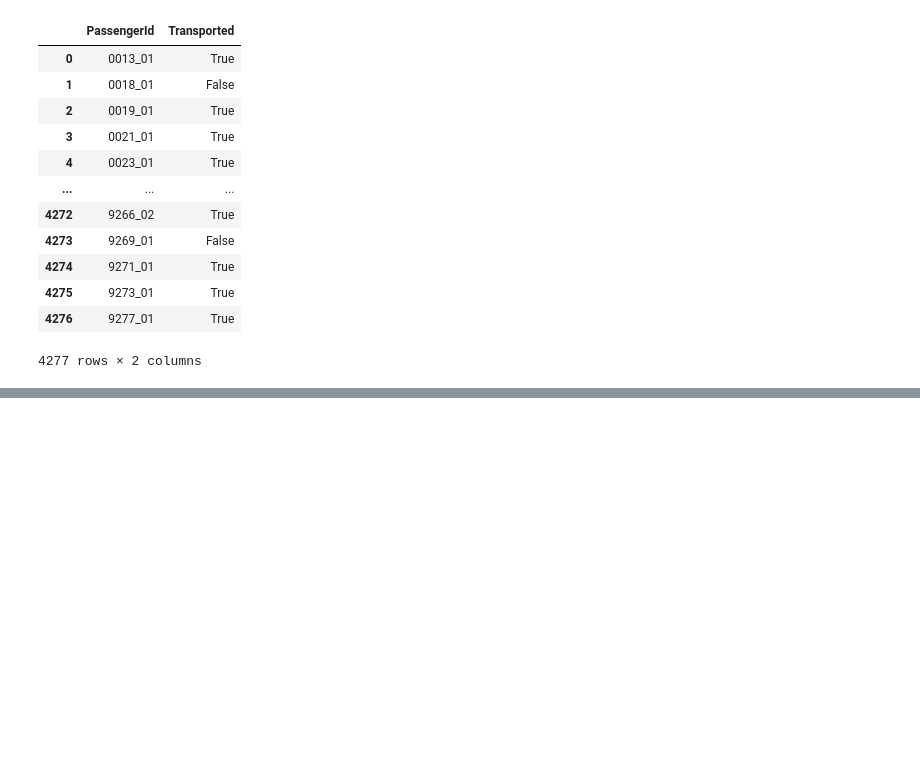
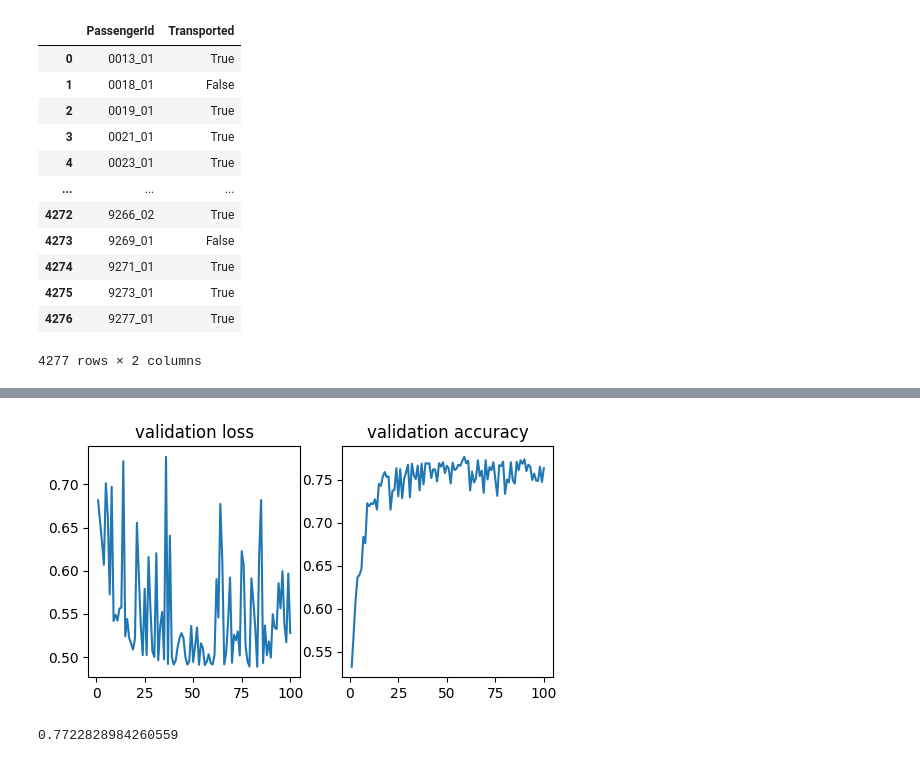
Before and after one commit to AhmadBustati/titanic-spaceship-kaggle, a Jupyter notebook: end-to-end-surviovr-predictior.ipynb, the cells around one changed output, grey strips where cells are left out. Saved outputs shown, nothing was run; the diff lists cells and outputs as text; code cells hidden in the pictures; blank space fills up the shorter version.

```diff
--- a/end-to-end-surviovr-predictior.ipynb
+++ b/end-to-end-surviovr-predictior.ipynb
@@ -836,0 +1005,12 @@ submission.to_csv("first_submission.csv",index=False)
+# %%
+fig,ax = plt.subplots(1,2,figsize=(6,3))
+ax[0].plot(range(1,101),history.history["val_loss"])
+ax[0].set_title("validation loss")
+ax[1].plot(range(1,101),history.history["val_accuracy"])
+ax[1].set_title("validation accuracy");
+# %% [output]
+[figure, added]
+# %%
+max(history.history["val_accuracy"])
+# %% [output]
+0.7722828984260559
```
Also changed, not shown: parts of 17 cells of this notebook, 7 other files.
